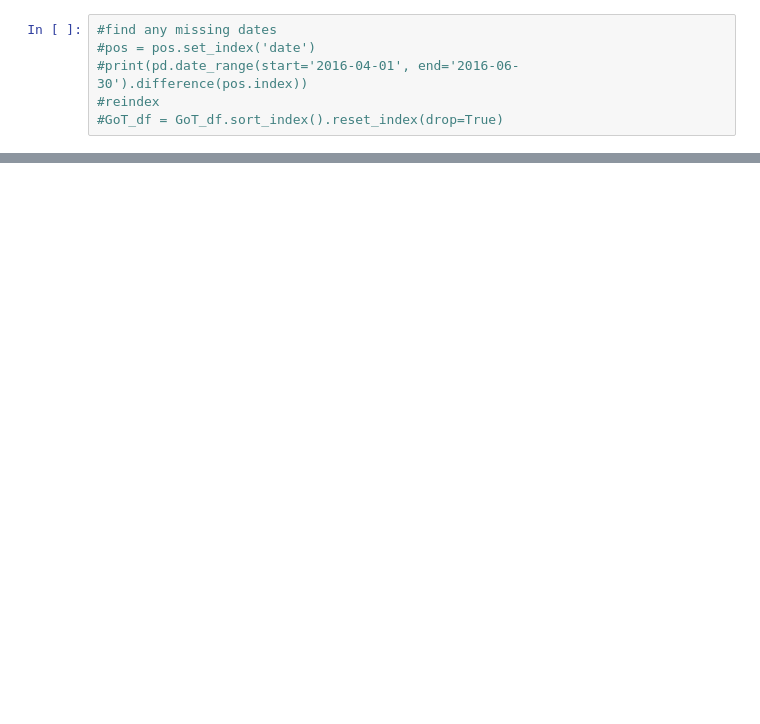
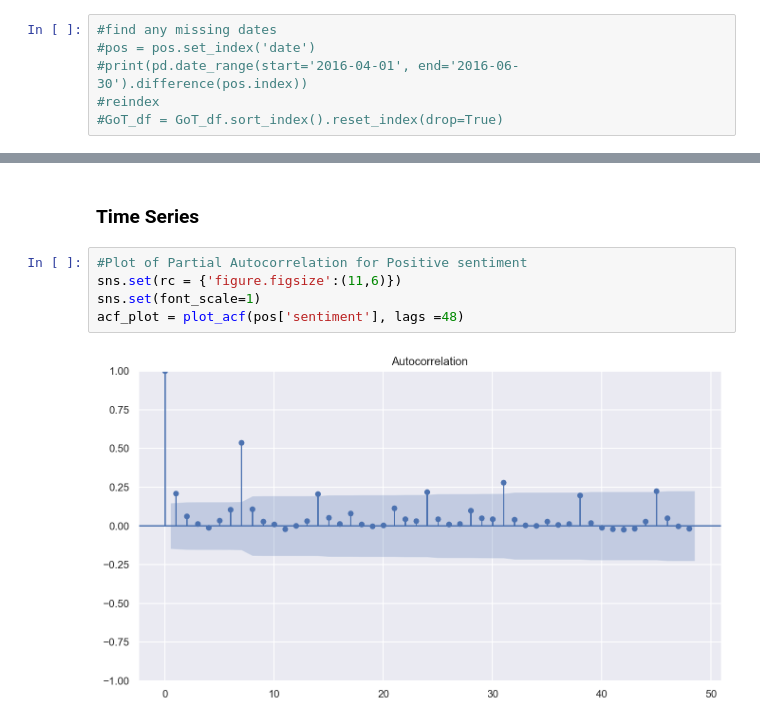
Before and after one commit to AntonyWalsh/S2CA2, a Jupyter notebook: Sentiment and Time Series.ipynb, the cells around one changed output, grey strips where cells are left out. Saved outputs shown, nothing was run; the diff lists cells and outputs as text; blank space fills up the shorter version.

Commit message:
6 Months data and time series
Up to 6 months data need to look at missing data, tine series not working yet

```diff
--- a/Sentiment and Time Series.ipynb
+++ b/Sentiment and Time Series.ipynb
@@ -244,0 +280,9 @@ plt.show()
+# %% [markdown]
+### Time Series
+# %%
+#Plot of Partial Autocorrelation for Positive sentiment
+sns.set(rc = {'figure.figsize':(11,6)})
+sns.set(font_scale=1)
+acf_plot = plot_acf(pos['sentiment'], lags =48)
+# %% [output]
+[figure, added]
```
Also changed, not shown: parts of 46 cells of this notebook, 1 other file.
